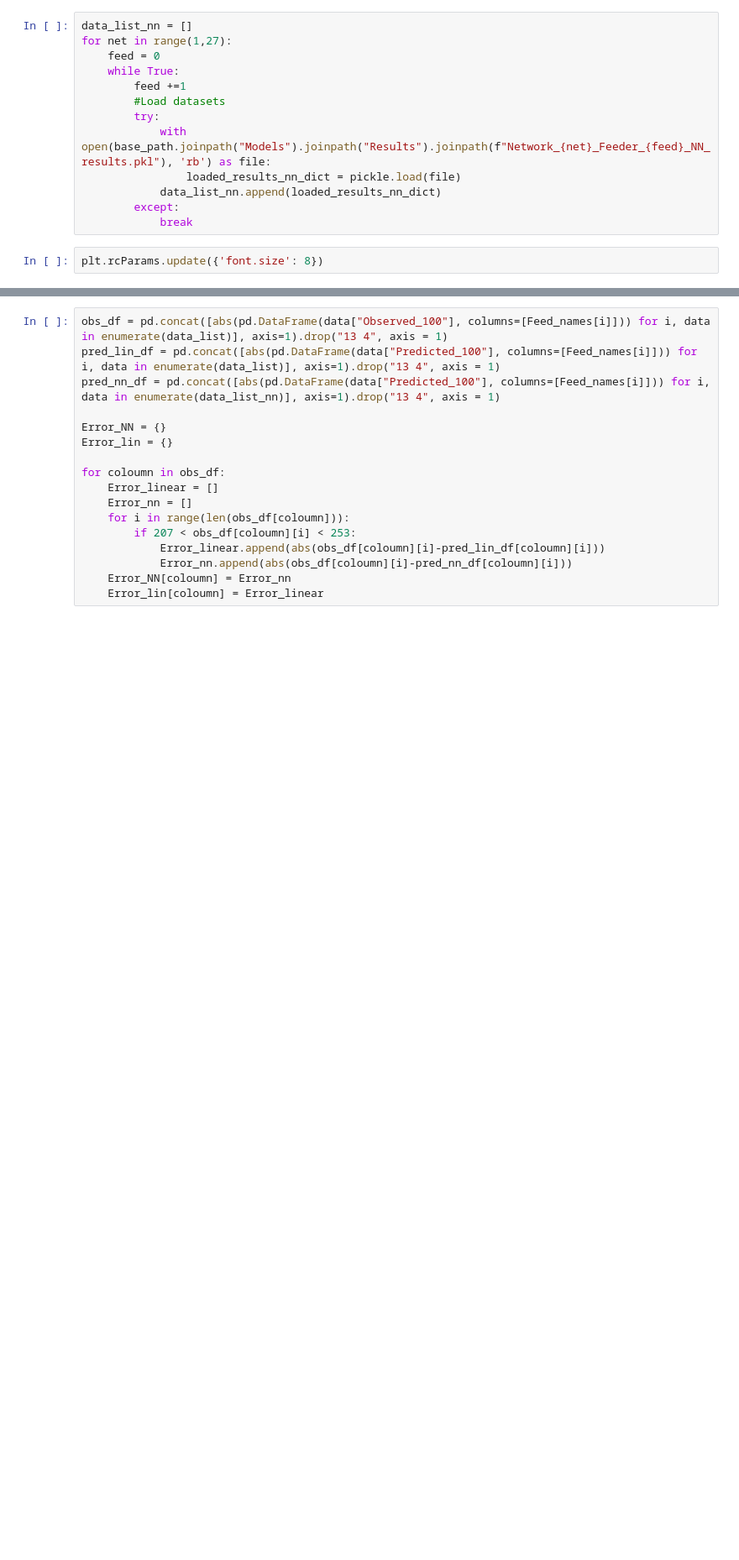
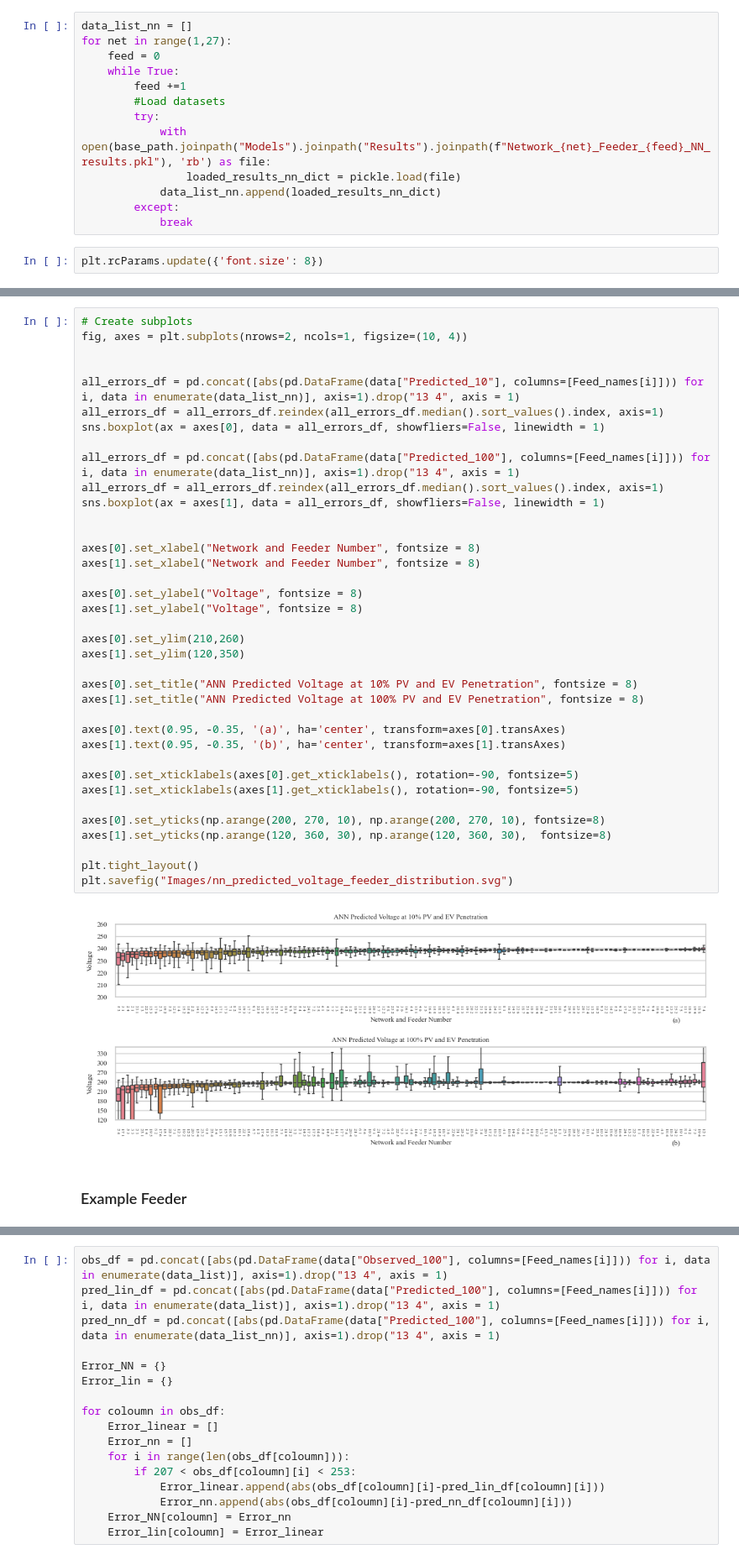
Before and after one commit to ejpalacios/modelfreeLV, a Jupyter notebook: Multi_Network_Models.ipynb, the cells around one changed output, grey strips where cells are left out. Shown at 84% size. Cells and saved outputs as stored; diff of their text form; blank space fills up the shorter version.

```diff
--- a/Multi_Network_Models.ipynb
+++ b/Multi_Network_Models.ipynb
@@ -281,0 +319,41 @@ print(np.std(voltges_10.values.flatten()))
+# %%
+# Create subplots
+fig, axes = plt.subplots(nrows=2, ncols=1, figsize=(10, 4))
+
+
+all_errors_df = pd.concat([abs(pd.DataFrame(data["Predicted_10"], columns=[Feed_names[i]])) for i, data in enumerate(data_list_nn)], axis=1).drop("13 4", axis = 1)
+all_errors_df = all_errors_df.reindex(all_errors_df.median().sort_values().index, axis=1)
+sns.boxplot(ax = axes[0], data = all_errors_df, showfliers=False, linewidth = 1)
+
+all_errors_df = pd.concat([abs(pd.DataFrame(data["Predicted_100"], columns=[Feed_names[i]])) for i, data in enumerate(data_list_nn)], axis=1).drop("13 4", axis = 1)
+all_errors_df = all_errors_df.reindex(all_errors_df.median().sort_values().index, axis=1)
+sns.boxplot(ax = axes[1], data = all_errors_df, showfliers=False, linewidth = 1)
+
+
+axes[0].set_xlabel("Network and Feeder Number", fontsize = 8)
+axes[1].set_xlabel("Network and Feeder Number", fontsize = 8)
+
+axes[0].set_ylabel("Voltage", fontsize = 8)
+axes[1].set_ylabel("Voltage", fontsize = 8)
+
+axes[0].set_ylim(210,260)
+axes[1].set_ylim(120,350)
+
+axes[0].set_title("ANN Predicted Voltage at 10% PV and EV Penetration", fontsize = 8)
+axes[1].set_title("ANN Predicted Voltage at 100% PV and EV Penetration", fontsize = 8)
+
+axes[0].text(0.95, -0.35, '(a)', ha='center', transform=axes[0].transAxes)
+axes[1].text(0.95, -0.35, '(b)', ha='center', transform=axes[1].transAxes)
+
+axes[0].set_xticklabels(axes[0].get_xticklabels(), rotation=-90, fontsize=5)
+axes[1].set_xticklabels(axes[1].get_xticklabels(), rotation=-90, fontsize=5)
+
+axes[0].set_yticks(np.arange(200, 270, 10), np.arange(200, 270, 10), fontsize=8)
+axes[1].set_yticks(np.arange(120, 360, 30), np.arange(120, 360, 30),  fontsize=8)
+
+plt.tight_layout()
+plt.savefig("Images/nn_predicted_voltage_feeder_distribution.svg")
+# %% [output]
+[figure, added]
+# %% [markdown]
+### Example Feeder
```
Also changed, not shown: parts of 61 cells of this notebook, 18 other files.
